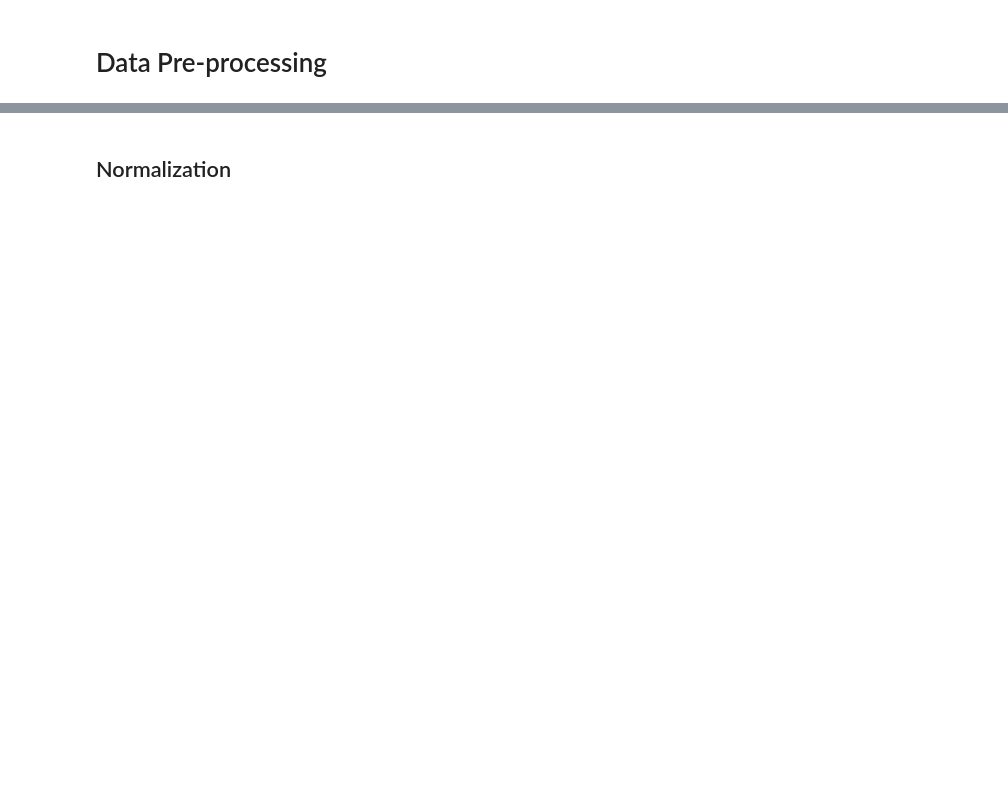
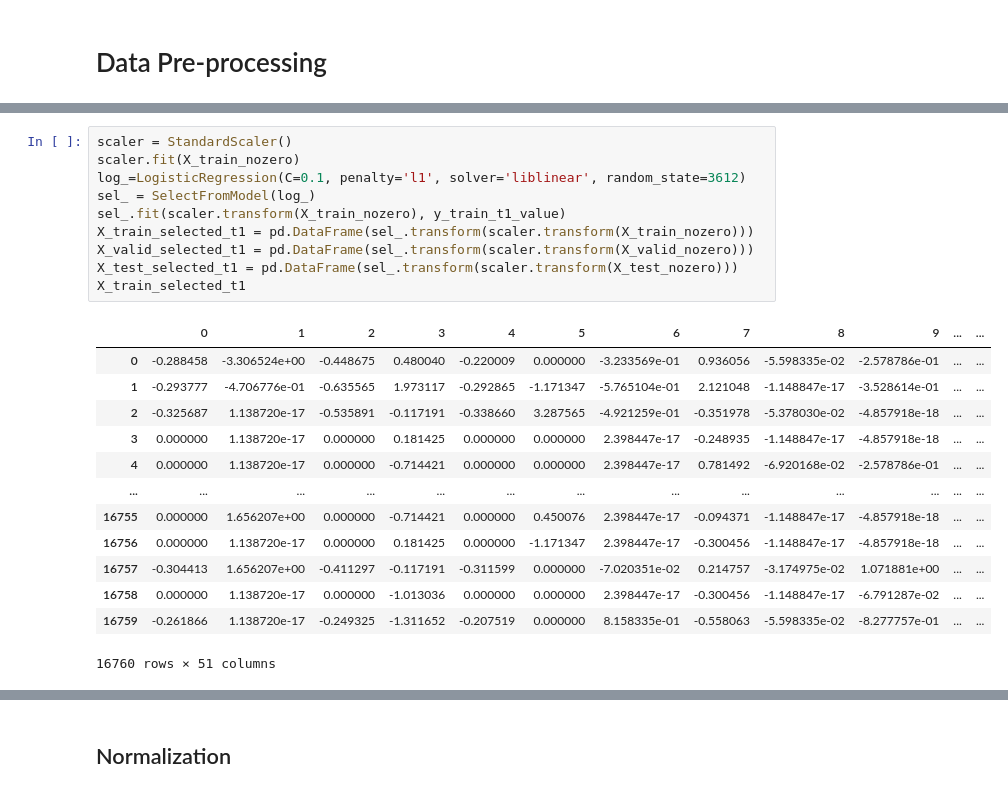
Before and after one commit to Justinfungi/Jebva-LOS-and-Mortality-Project-, a Jupyter notebook: Code/Data_preprocessing.ipynb, the cells around one changed output, grey strips where cells are left out. Drawn from its saved outputs; the diff is of its cells as text; blank space fills up the shorter version.

```diff
--- a/Code/Data_preprocessing.ipynb
+++ b/Code/Data_preprocessing.ipynb
@@ -116,0 +173,24 @@ X_test_mean= dx_test.iloc[:,li]
+# %%
+scaler = StandardScaler()
+scaler.fit(X_train_nozero)
+log_=LogisticRegression(C=0.1, penalty='l1', solver='liblinear', random_state=3612)
+sel_ = SelectFromModel(log_)
+sel_.fit(scaler.transform(X_train_nozero), y_train_t1_value)
+X_train_selected_t1 = pd.DataFrame(sel_.transform(scaler.transform(X_train_nozero)))
+X_valid_selected_t1 = pd.DataFrame(sel_.transform(scaler.transform(X_valid_nozero)))
+X_test_selected_t1 = pd.DataFrame(sel_.transform(scaler.transform(X_test_nozero)))
+X_train_selected_t1
+# %% [output]
+|  | 0 | 1 | 2 | 3 | 4 | 5 | 6 | 7 | 8 | 9 | ... | ... |
+| 0 | -0.288458 | -3.306524e+00 | -0.448675 | 0.480040 | -0.220009 | 0.000000 | -3.233569e-01 | 0.936056 | -5.598335e-02 | -2.578786e-01 | ... | ... |
+| 1 | -0.293777 | -4.706776e-01 | -0.635565 | 1.973117 | -0.292865 | -1.171347 | -5.765104e-01 | 2.121048 | -1.148847e-17 | -3.528614e-01 | ... | ... |
+| 2 | -0.325687 | 1.138720e-17 | -0.535891 | -0.117191 | -0.338660 | 3.287565 | -4.921259e-01 | -0.351978 | -5.378030e-02 | -4.857918e-18 | ... | ... |
+| 3 | 0.000000 | 1.138720e-17 | 0.000000 | 0.181425 | 0.000000 | 0.000000 | 2.398447e-17 | -0.248935 | -1.148847e-17 | -4.857918e-18 | ... | ... |
+| 4 | 0.000000 | 1.138720e-17 | 0.000000 | -0.714421 | 0.000000 | 0.000000 | 2.398447e-17 | 0.781492 | -6.920168e-02 | -2.578786e-01 | ... | ... |
+| ... | ... | ... | ... | ... | ... | ... | ... | ... | ... | ... | ... | ... |
+| 16755 | 0.000000 | 1.656207e+00 | 0.000000 | -0.714421 | 0.000000 | 0.450076 | 2.398447e-17 | -0.094371 | -1.148847e-17 | -4.857918e-18 | ... | ... |
+| 16756 | 0.000000 | 1.138720e-17 | 0.000000 | 0.181425 | 0.000000 | -1.171347 | 2.398447e-17 | -0.300456 | -1.148847e-17 | -4.857918e-18 | ... | ... |
+| 16757 | -0.304413 | 1.656207e+00 | -0.411297 | -0.117191 | -0.311599 | 0.000000 | -7.020351e-02 | 0.214757 | -3.174975e-02 | 1.071881e+00 | ... | ... |
+| 16758 | 0.000000 | 1.138720e-17 | 0.000000 | -1.013036 | 0.000000 | 0.000000 | 2.398447e-17 | -0.300456 | -1.148847e-17 | -6.791287e-02 | ... | ... |
+| 16759 | -0.261866 | 1.138720e-17 | -0.249325 | -1.311652 | -0.207519 | 0.000000 | 8.158335e-01 | -0.558063 | -5.598335e-02 | -8.277757e-01 | ... | ... |
+16760 rows × 51 columns
```
Also changed, not shown: parts of 30 cells of this notebook.
